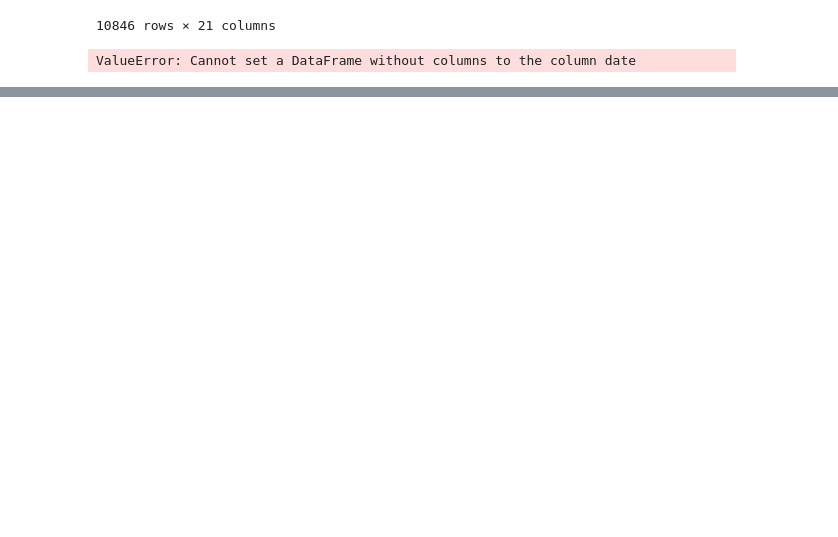
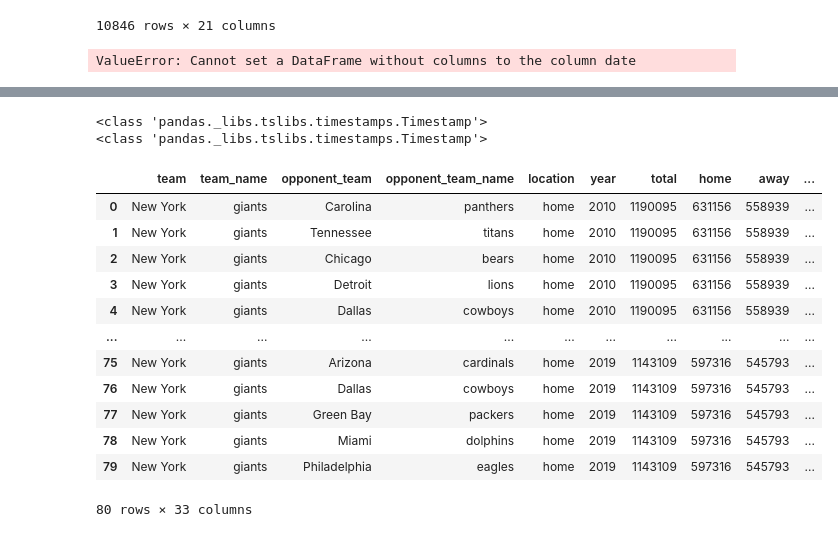
Before and after one commit to Qingwen-Zeng/Model-Based-Machine-Learning-Project, a Jupyter notebook: notebooks/try_notebook.ipynb, the cells around one changed output, grey strips where cells are left out. Saved outputs shown, nothing was run; the diff lists cells and outputs as text; code cells hidden in the pictures; blank space fills up the shorter version.

```diff
--- a/notebooks/try_notebook.ipynb
+++ b/notebooks/try_notebook.ipynb
@@ -180,3 +203,38 @@ Name: home_team, Length: 5324, dtype: object
+# %%
+df_pats['year'] = df_pats['year'].astype(str)
+df_pats['date'] = df_pats['date'].astype(str)
+
+# Combine into full date string
+df_pats['full_date'] = pd.to_datetime(df_pats['date'] + ' ' + df_pats['year'], format='%B %d %Y')
+df_pats['full_date'] = pd.to_datetime(df_pats['full_date'])
+# df_pats['full_date'] = df_pats['year']+df_pats['date']
+# %%
+df_weather.rename(columns={'date': 'full_date'}, inplace=True)
+df_weather['full_date'] = pd.to_datetime(df_weather['full_date'])
+# %%
+print(type(df_weather['full_date'][0]))
+print(type(df_pats['full_date'][0]))
+# %% [output]
+<class 'pandas._libs.tslibs.timestamps.Timestamp'>
+<class 'pandas._libs.tslibs.timestamps.Timestamp'>
+# %%
+df_pats = df_pats.merge(df_weather, on=['full_date'], how='left')
+# %%
+df_pats
+# %% [output]
+|  | team | team_name | opponent_team | opponent_team_name | location | year | total | home | away | ... |
+| 0 | New York | giants | Carolina | panthers | home | 2010 | 1190095 | 631156 | 558939 | ... |
+| 1 | New York | giants | Tennessee | titans | home | 2010 | 1190095 | 631156 | 558939 | ... |
+| 2 | New York | giants | Chicago | bears | home | 2010 | 1190095 | 631156 | 558939 | ... |
+| 3 | New York | giants | Detroit | lions | home | 2010 | 1190095 | 631156 | 558939 | ... |
+| 4 | New York | giants | Dallas | cowboys | home | 2010 | 1190095 | 631156 | 558939 | ... |
+| ... | ... | ... | ... | ... | ... | ... | ... | ... | ... | ... |
+| 75 | New York | giants | Arizona | cardinals | home | 2019 | 1143109 | 597316 | 545793 | ... |
+| 76 | New York | giants | Dallas | cowboys | home | 2019 | 1143109 | 597316 | 545793 | ... |
+| 77 | New York | giants | Green Bay | packers | home | 2019 | 1143109 | 597316 | 545793 | ... |
+| 78 | New York | giants | Miami | dolphins | home | 2019 | 1143109 | 597316 | 545793 | ... |
+| 79 | New York | giants | Philadelphia | eagles | home | 2019 | 1143109 | 597316 | 545793 | ... |
+80 rows × 33 columns
 # %%
 df_games_ne = df_games[(df_games['home_team'] == 'New England Patriots') & (df_games['year']>2006)]
 df_games_ne
```
Also changed, not shown: parts of 19 cells of this notebook, 2 other files.
